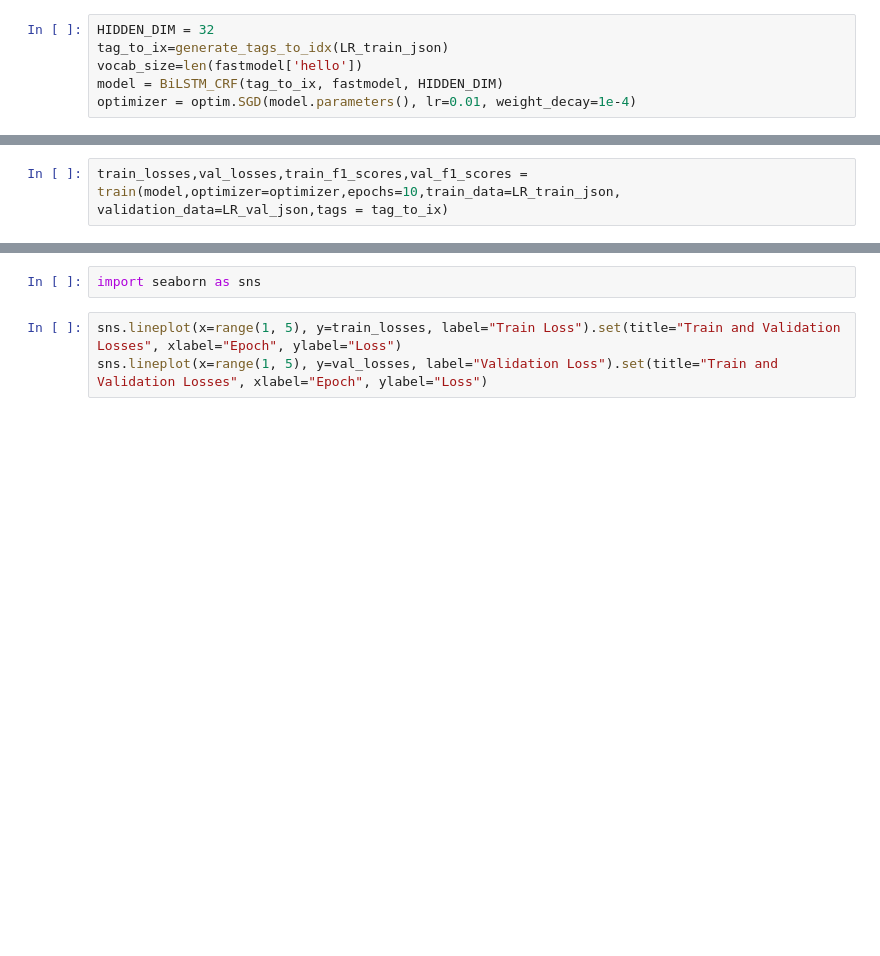
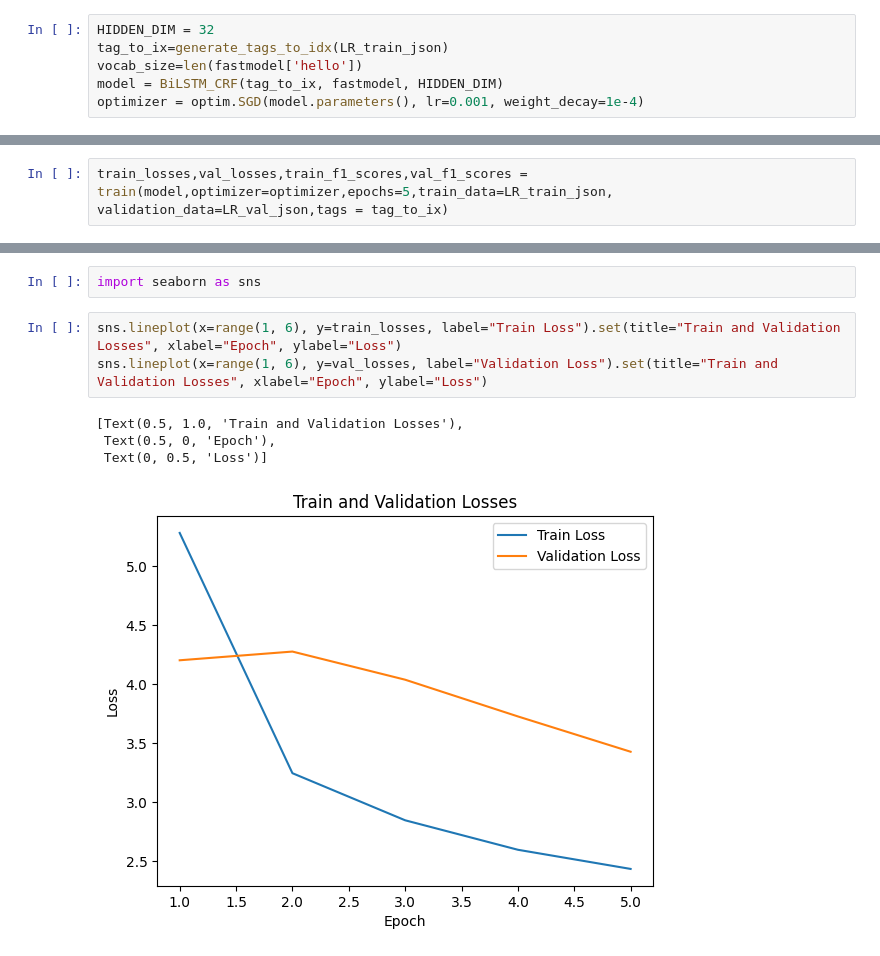
Before and after one commit to Jaskaran320/NLP-assignments, a Jupyter notebook: Assignment-2/LR_BILSTM.ipynb, the cells around one changed output, grey strips where cells are left out. Drawn from its saved outputs; the diff is of its cells as text; blank space fills up the shorter version.

```diff
--- a/Assignment-2/LR_BILSTM.ipynb
+++ b/Assignment-2/LR_BILSTM.ipynb
@@ -287,7 +287,7 @@ HIDDEN_DIM = 32
 tag_to_ix=generate_tags_to_idx(LR_train_json)
 vocab_size=len(fastmodel['hello'])
 model = BiLSTM_CRF(tag_to_ix, fastmodel, HIDDEN_DIM)
-optimizer = optim.SGD(model.parameters(), lr=0.01, weight_decay=1e-4)
+optimizer = optim.SGD(model.parameters(), lr=0.001, weight_decay=1e-4)
 # %%
 tag_to_ix
 # %% [output]
@@ -373,7 +373,7 @@ def train(model,optimizer,epochs,train_data, validation_data, tags = tag_to_ix):
 # %% [markdown]
 ### Losses
 # %%
-train_losses,val_losses,train_f1_scores,val_f1_scores = train(model,optimizer=optimizer,epochs=10,train_data=LR_train_json, validation_data=LR_val_json,tags = tag_to_ix)
+train_losses,val_losses,train_f1_scores,val_f1_scores = train(model,optimizer=optimizer,epochs=5,train_data=LR_train_json, validation_data=LR_val_json,tags = tag_to_ix)
 # %% [output]
 0
 Train Loss: 5.2816
@@ -400,6 +409,11 @@ torch.save(model.state_dict(),"trained_models/t2_bilstm_fasttext.pth")
 # %%
 import seaborn as sns
 # %%
-sns.lineplot(x=range(1, 5), y=train_losses, label="Train Loss").set(title="Train and Validation Losses", xlabel="Epoch", ylabel="Loss")
-sns.lineplot(x=range(1, 5), y=val_losses, label="Validation Loss").set(title="Train and Validation Losses", xlabel="Epoch", ylabel="Loss")
+sns.lineplot(x=range(1, 6), y=train_losses, label="Train Loss").set(title="Train and Validation Losses", xlabel="Epoch", ylabel="Loss")
+sns.lineplot(x=range(1, 6), y=val_losses, label="Validation Loss").set(title="Train and Validation Losses", xlabel="Epoch", ylabel="Loss")
+# %% [output]
+[Text(0.5, 1.0, 'Train and Validation Losses'),
+ Text(0.5, 0, 'Epoch'),
+ Text(0, 0.5, 'Loss')]
+[figure, added]
 # %%
```
Also changed, not shown: parts of 6 cells of this notebook, 1 other file.
